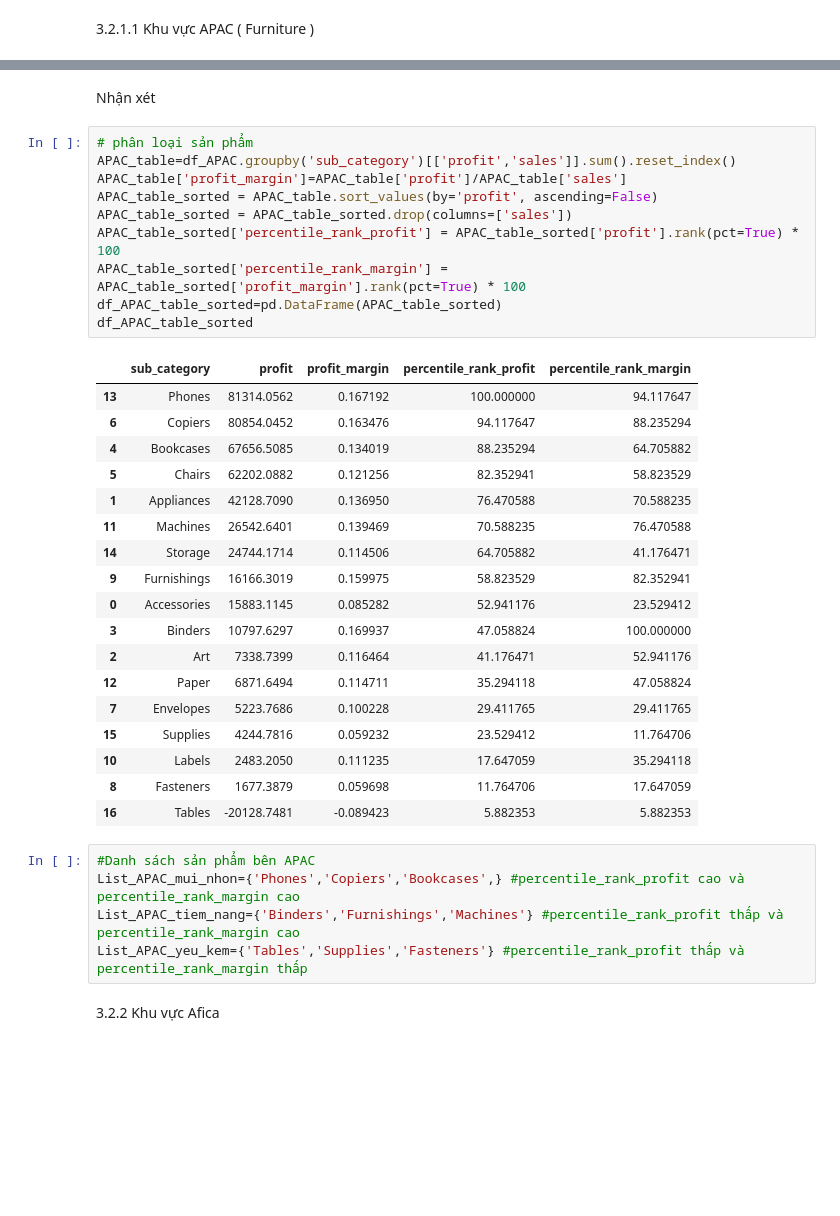
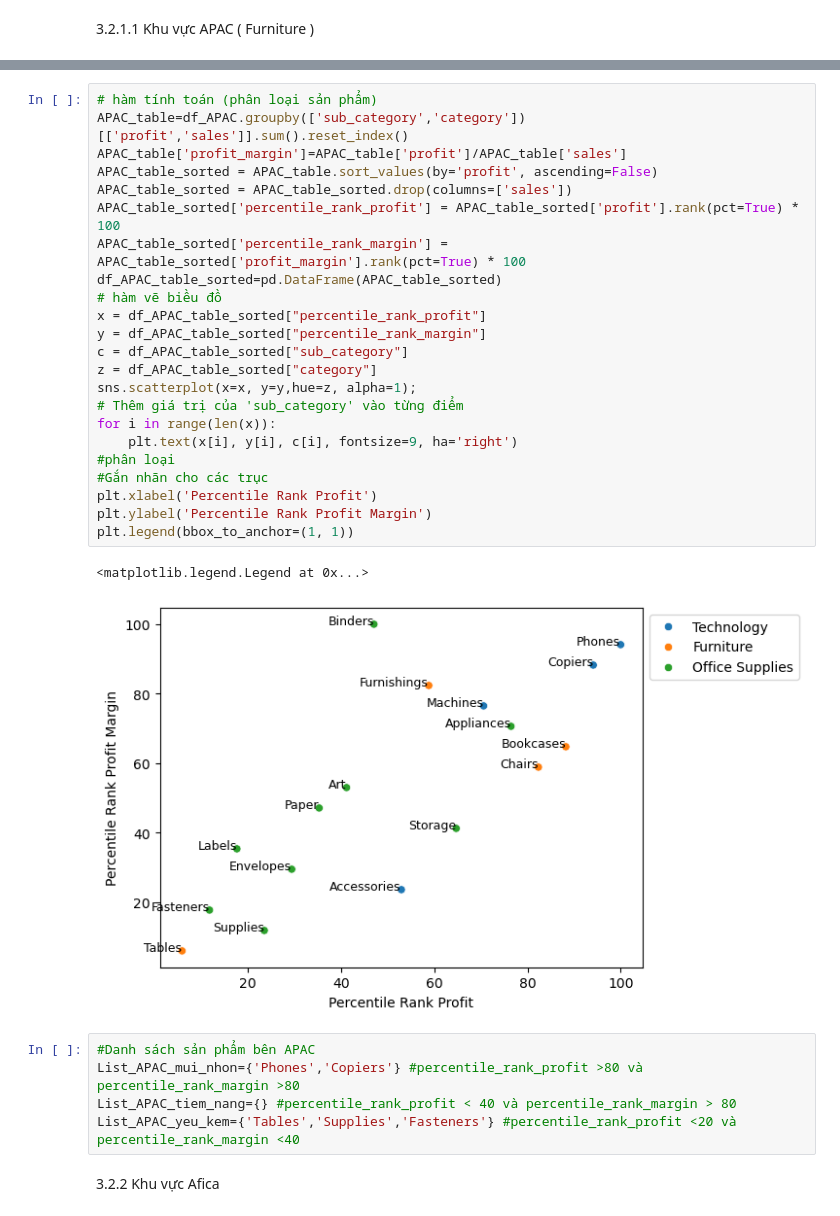
Before and after one commit to GiaDuc411/Report-With-Python, a Jupyter notebook: How to increase supermarket revenue.ipynb, the cells around one changed output, grey strips where cells are left out. Saved outputs shown, nothing was run; the diff lists cells and outputs as text; blank space fills up the shorter version.

```diff
--- a/How to increase supermarket revenue.ipynb
+++ b/How to increase supermarket revenue.ipynb
@@ -275,39 +198,34 @@ See the caveats in the documentation: https://pandas.pydata.org/pandas-docs/stab
-# %% [markdown]
-Nhận xét
 # %%
-# phân loại sản phẩm
-APAC_table=df_APAC.groupby('sub_category')[['profit','sales']].sum().reset_index()
+# hàm tính toán (phân loại sản phẩm)
+APAC_table=df_APAC.groupby(['sub_category','category'])[['profit','sales']].sum().reset_index()
 APAC_table['profit_margin']=APAC_table['profit']/APAC_table['sales']
 APAC_table_sorted = APAC_table.sort_values(by='profit', ascending=False)
 APAC_table_sorted = APAC_table_sorted.drop(columns=['sales'])
 APAC_table_sorted['percentile_rank_profit'] = APAC_table_sorted['profit'].rank(pct=True) * 100
 APAC_table_sorted['percentile_rank_margin'] = APAC_table_sorted['profit_margin'].rank(pct=True) * 100
 df_APAC_table_sorted=pd.DataFrame(APAC_table_sorted)
-df_APAC_table_sorted
+# hàm vẽ biều đồ
+x = df_APAC_table_sorted["percentile_rank_profit"]
+y = df_APAC_table_sorted["percentile_rank_margin"]
+c = df_APAC_table_sorted["sub_category"]
+z = df_APAC_table_sorted["category"]
+sns.scatterplot(x=x, y=y,hue=z, alpha=1);
+# Thêm giá trị của 'sub_category' vào từng điểm
+for i in range(len(x)):
+    plt.text(x[i], y[i], c[i], fontsize=9, ha='right')
+#phân loại
+#Gắn nhãn cho các trục
+plt.xlabel('Percentile Rank Profit')
+plt.ylabel('Percentile Rank Profit Margin')
+plt.legend(bbox_to_anchor=(1, 1))
 # %% [output]
-|  | sub_category | profit | profit_margin | percentile_rank_profit | percentile_rank_margin |
-| 13 | Phones | 81314.0562 | 0.167192 | 100.000000 | 94.117647 |
-| 6 | Copiers | 80854.0452 | 0.163476 | 94.117647 | 88.235294 |
-| 4 | Bookcases | 67656.5085 | 0.134019 | 88.235294 | 64.705882 |
-| 5 | Chairs | 62202.0882 | 0.121256 | 82.352941 | 58.823529 |
-| 1 | Appliances | 42128.7090 | 0.136950 | 76.470588 | 70.588235 |
-| 11 | Machines | 26542.6401 | 0.139469 | 70.588235 | 76.470588 |
-| 14 | Storage | 24744.1714 | 0.114506 | 64.705882 | 41.176471 |
-| 9 | Furnishings | 16166.3019 | 0.159975 | 58.823529 | 82.352941 |
-| 0 | Accessories | 15883.1145 | 0.085282 | 52.941176 | 23.529412 |
-| 3 | Binders | 10797.6297 | 0.169937 | 47.058824 | 100.000000 |
-| 2 | Art | 7338.7399 | 0.116464 | 41.176471 | 52.941176 |
-| 12 | Paper | 6871.6494 | 0.114711 | 35.294118 | 47.058824 |
-| 7 | Envelopes | 5223.7686 | 0.100228 | 29.411765 | 29.411765 |
-| 15 | Supplies | 4244.7816 | 0.059232 | 23.529412 | 11.764706 |
-| 10 | Labels | 2483.2050 | 0.111235 | 17.647059 | 35.294118 |
-| 8 | Fasteners | 1677.3879 | 0.059698 | 11.764706 | 17.647059 |
-| 16 | Tables | -20128.7481 | -0.089423 | 5.882353 | 5.882353 |
+<matplotlib.legend.Legend at 0x...>
+[figure, added]
 # %%
 #Danh sách sản phẩm bên APAC
-List_APAC_mui_nhon={'Phones','Copiers','Bookcases',} #percentile_rank_profit cao và percentile_rank_margin cao
-List_APAC_tiem_nang={'Binders','Furnishings','Machines'} #percentile_rank_profit thấp và percentile_rank_margin cao
-List_APAC_yeu_kem={'Tables','Supplies','Fasteners'} #percentile_rank_profit thấp và percentile_rank_margin thấp
+List_APAC_mui_nhon={'Phones','Copiers'} #percentile_rank_profit >80 và percentile_rank_margin >80
+List_APAC_tiem_nang={} #percentile_rank_profit < 40 và percentile_rank_margin > 80
+List_APAC_yeu_kem={'Tables','Supplies','Fasteners'} #percentile_rank_profit <20 và percentile_rank_margin <40
 # %% [markdown]
 3.2.2 Khu vực Afica
 # %%
```
Also changed, not shown: parts of 35 cells of this notebook.
